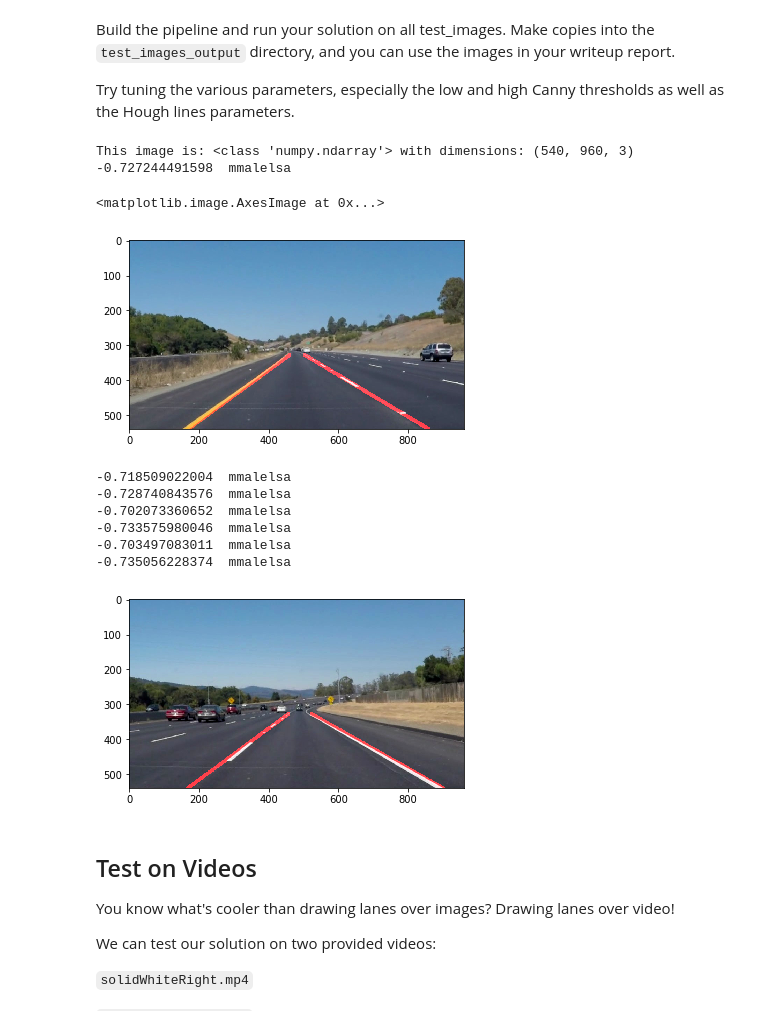
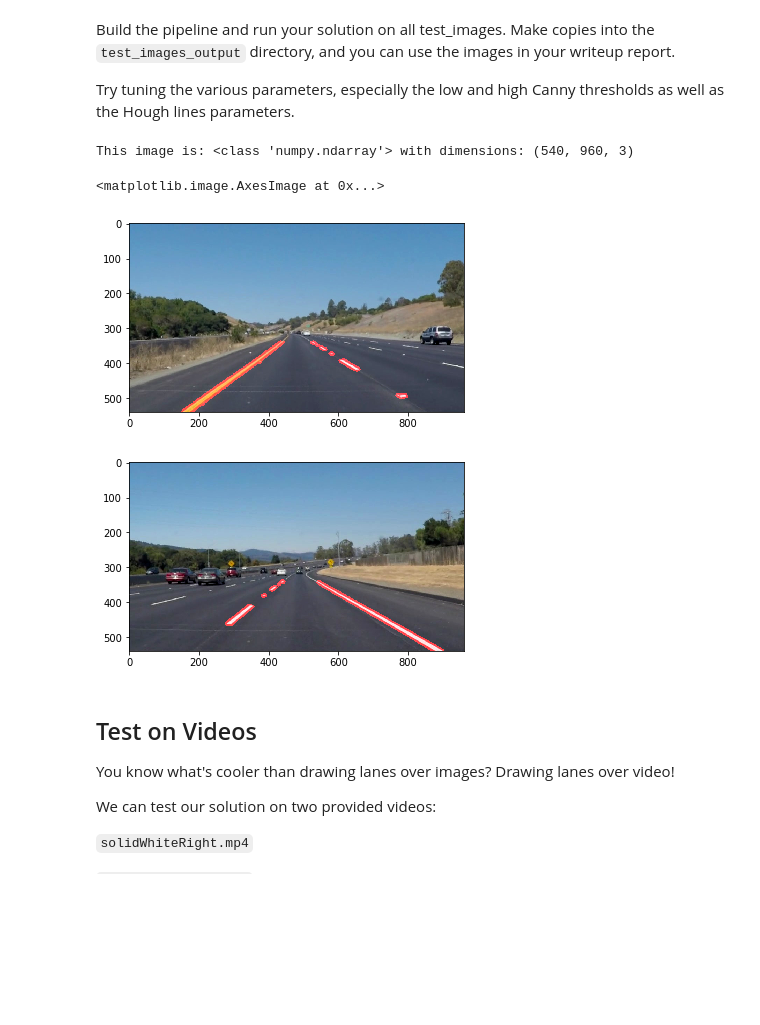
Before and after one commit to dikshantpatel95/CarND-LaneLines-P1, a Jupyter notebook: P1.ipynb, the cells around one changed output. Drawn from its saved outputs; the diff is of its cells as text; code cells hidden in the pictures; blank space fills up the shorter version.

```diff
--- a/P1.ipynb
+++ b/P1.ipynb
@@ -255,36 +256,35 @@ Try tuning the various parameters, especially the low and high Canny thresholds
     plt.imshow(imagecp)
 #Printing image stats and converting to grayscale
     print('This image is:', type(image), 'with dimensions:', image.shape)
 
     workingimg=grayscale(imagecp)
     #plt.imshow(grayimg, cmap='gray')
 
 #making a copy of image
 
 
 #gaussian blurring and Canny edge detection on the image
     workingimg = gaussian_blur(workingimg, 5)
     workingimg = canny(workingimg,30,60 )#40, 120)
 
 
 
 #cropping the region of interest
-    vertices = np.array([[125, 539],[430,332],[580,332],[950, 539]]) #[485, 300]
+    vertices = np.array([[125, 539],[430,340],[580,340],[950, 539]]) #[485, 300]
     maskimg = region_of_interest(workingimg, np.int32([vertices]))
     #plt.imshow(maskimg, cmap='gray')
 
 #Hough lines on the canny edges
     maskimg = hough_lines(maskimg, 1, np.pi/180, 10, 3, 3)   #1, np.pi/180, 10, 15, 12
     plt.imshow(workingimg, cmap='gray')
 
 #combining the cropped output with the original image
     outputimg = weighted_img(image, maskimg, α=1.7,β=1.1, γ=-30)
     plt.imshow(outputimg)
 # %% [output]
 This image is: <class 'numpy.ndarray'> with dimensions: (540, 960, 3)
--0.727244491598  mmalelsa
 <matplotlib.image.AxesImage at 0x...>
-[figure, old version]
+[figure, new version]
 # %%
 images = []
 folder = 'test_images'
@@ -313,22 +313,25 @@ for filename in os.listdir(folder):
     imagecp[thresholds] = [0,0,0]
     xsize = image.shape[1]
 
-    workingimg = np.copy(imagecp)
+    cv2.imwrite('color_thresh_images/%s'%filename, cv2.cvtColor(imagecp, cv2.COLOR_RGB2BGR))
+    workingimg=grayscale(imagecp)
+    cv2.imwrite('grayscale_images/%s'%filename, workingimg)
+
+    #cropping the region of interest
+    vertices = np.array([[125, 539],[415,340],[460,340],[190,539],[700,539],[540,340],[580,340],[955, 539]]) #[485, 300]
+    workingimg = region_of_interest(workingimg, np.int32([vertices]))
+    #plt.imshow(maskimg, cmap='gray')
 
 #gaussian blurring and Canny edge detection on the image
     workingimg = gaussian_blur(workingimg, 5)
-    workingimg = canny(workingimg,60,180 )#40, 120)
+    workingimg = canny(workingimg,40,160 )#40, 120)
+    cv2.imwrite('canny_images/%s'%filename, workingimg)
 
 
-
-#cropping the region of interest
-    vertices = np.array([[125, 539],[430,332],[580,332],[950, 539]]) #[485, 300]
-    maskimg = region_of_interest(workingimg, np.int32([vertices]))
-    #plt.imshow(maskimg, cmap='gray')
-
 #Hough lines on the canny edges
-    maskimg = hough_lines(maskimg, 1, np.pi/180, 10, 3, 3)   #1, np.pi/180, 10, 15, 12
+    maskimg = hough_lines(workingimg, 1, np.pi/180, 5, 3, 2)   #1, np.pi/180, 10, 15, 12
     plt.imshow(workingimg, cmap='gray')
+    cv2.imwrite('hough_images/%s'%filename, workingimg)
 
 #combining the cropped output with the original image
     outputimg = weighted_img(image, maskimg, α=1.7,β=1.1, γ=-30)
@@ -337,13 +340,7 @@ for filename in os.listdir(folder):
 #writing the image into the ouput folder with appropriate name
     cv2.imwrite('output_images/%s'%filename, cv2.cvtColor(outputimg, cv2.COLOR_RGB2BGR))
 # %% [output]
--0.718509022004  mmalelsa
--0.728740843576  mmalelsa
--0.702073360652  mmalelsa
--0.733575980046  mmalelsa
--0.703497083011  mmalelsa
--0.735056228374  mmalelsa
-[figure, old version]
+[figure, new version]
 # %% [markdown]
 ## Test on Videos
 
```
Also changed, not shown: parts of 8 cells of this notebook, 35 other files.
